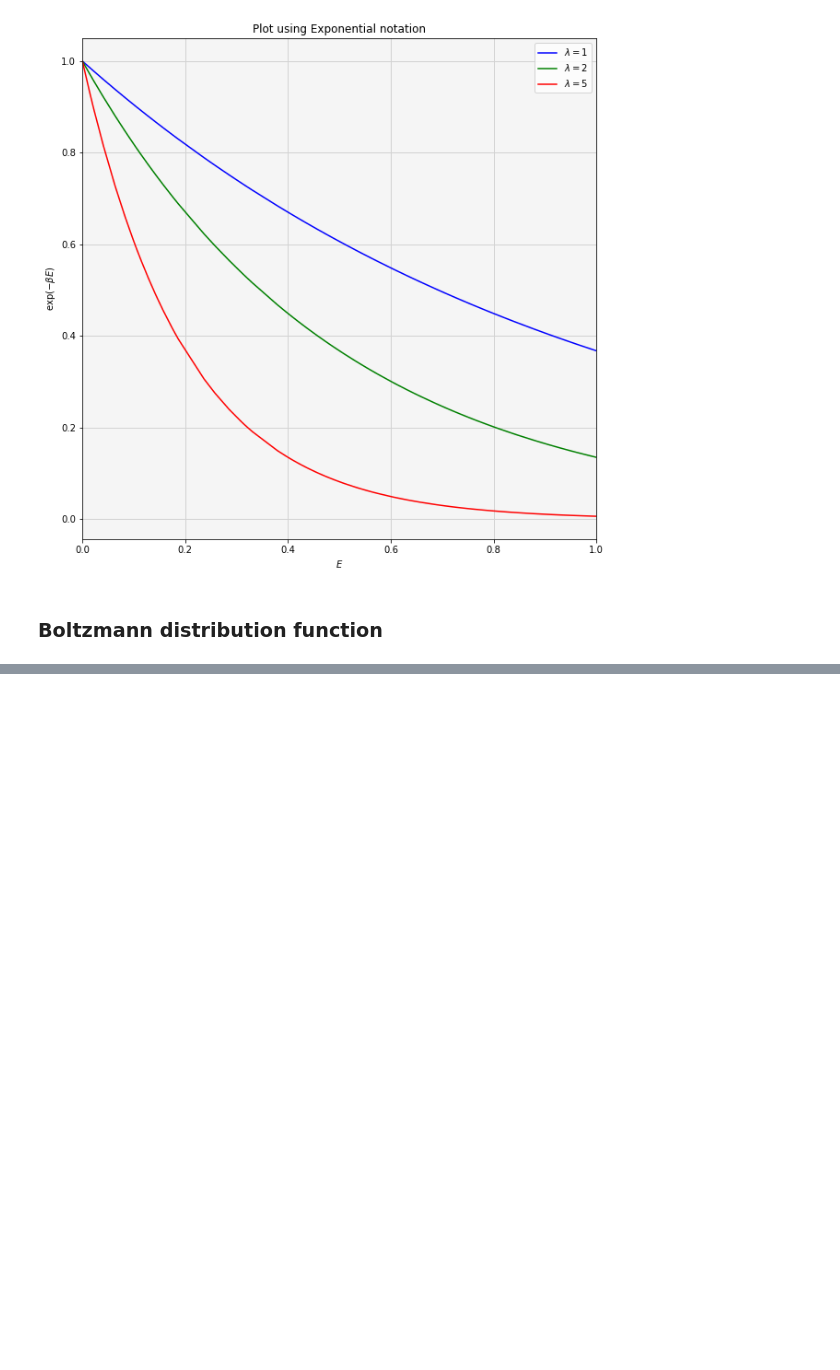
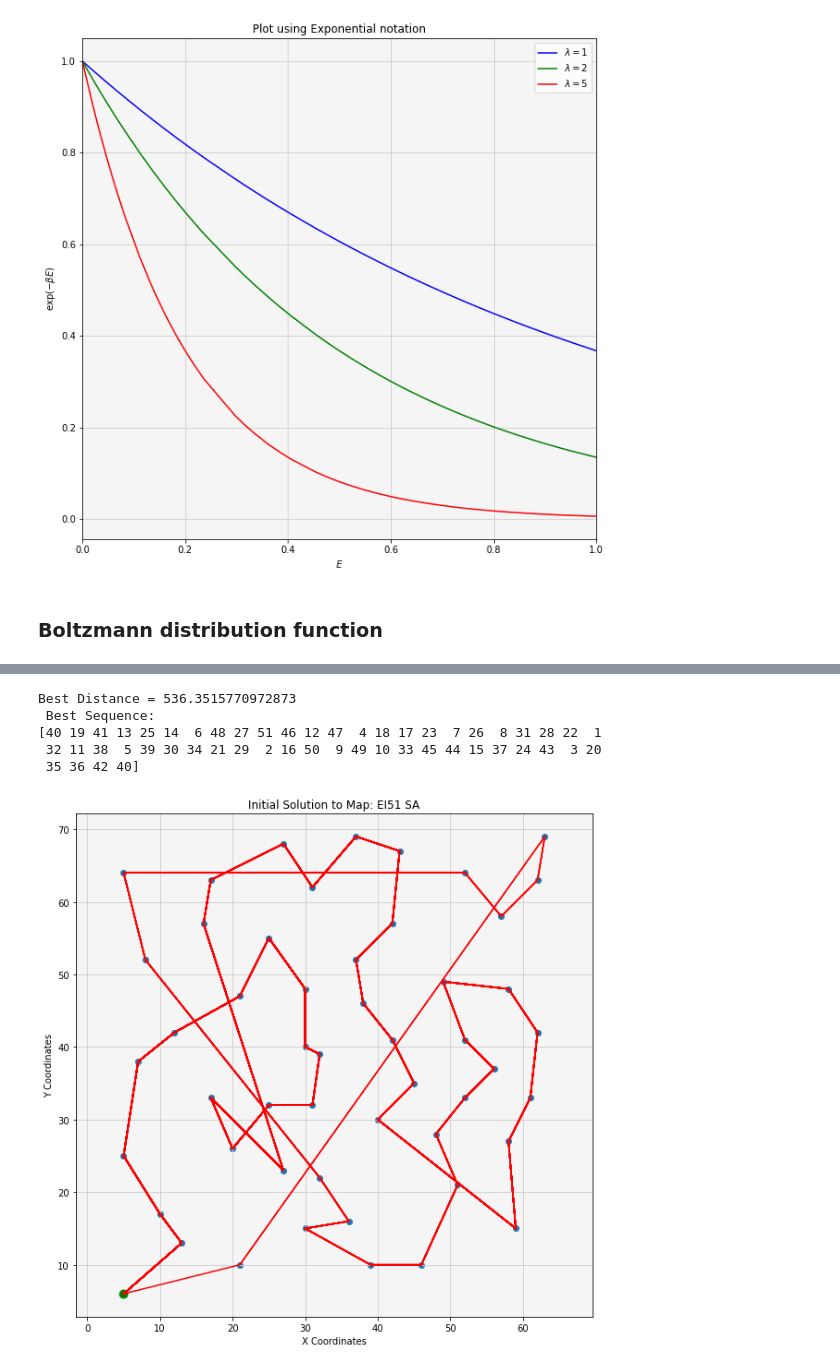
Before and after one commit to ithakis/Stochastic-Simulation-Assignment-3, a Jupyter notebook: Final.ipynb, the cells around one changed output, grey strips where cells are left out. Cells and saved outputs as stored; diff of their text form; code cells hidden in the pictures; blank space fills up the shorter version.

```diff
--- a/Final.ipynb
+++ b/Final.ipynb
@@ -636,0 +641,57 @@ plt.savefig("Boltzmann distribution function"); plt.show()
+# %%
+%matplotlib inline
+'''
+This implements the simulated annealing algorithm
+'''
+
+def simulatedAnnealing(map, startingSity=1):
+    # Step 0, Constants
+    ALPHA = 0.995
+    T = map.shape[0]    ;   stopingT = 1e-8
+    iteration = 0       ;   stopingI = 10**3
+    N = map.shape[0]
+    # Step 1, get initial (Best) sequence, either random or from RES or from file
+    _ , mDL, bestSequence = initSequence(map, startingCity=startingSity, exTime=1, printStats=False)    ;   bestDistance = mDL[-1] # current minimum distance
+
+    # Setp 2, initialize the (current Sequence) and (best Distance)
+    current_S = bestSequence   ;   cmd = bestDistance
+    while T >= stopingT and iteration < stopingI:
+        candidate = current_S
+
+        l = np.random.randint(2, high=(N - 1))
+        i = np.random.randint(0, high=(N - l))
+        candidate[i : (i + l)] = candidate[i : (i + l)][::-1]
+
+        cd = calculate_distance(map, candidate) # cd : Candidate's Distance
+        if cd < cmd:
+            """Does not enter"""
+            print(f" cd = {cd} : < : cmd = {cmd}") ; break
+
+            cmd, current_S = cd, candidate
+            if cd < bestDistance:
+                bestDistance, bestSequence = cd, candidate
+                print("Sucesss")
+        else:
+            if np.random.random(1)[0] < np.exp(-abs(cd - cmd) / T):
+                cmd, current_S = cd, candidate
+        """
+        Accept with probability 1 if candidate is better than current.
+        Accept with probabilty p_accept(..) if candidate is worse.
+        """
+        iteration += 1
+        T *= ALPHA
+        return bestDistance, bestSequence
+
+
+bestDistance, bestSequence = simulatedAnnealing(EI51, startingSity=40)
+print(f"Best Distance = {bestDistance}\n "
+      f"Best Sequence:")
+print(bestSequence)
+plot_journey(EI51, bestSequence, 'EI51 SA')
+# %% [output]
+Best Distance = 536.3515770972873
+ Best Sequence:
+[40 19 41 13 25 14  6 48 27 51 46 12 47  4 18 17 23  7 26  8 31 28 22  1
+ 32 11 38  5 39 30 34 21 29  2 16 50  9 49 10 33 45 44 15 37 24 43  3 20
+ 35 36 42 40]
+[figure, added]
```
Also changed, not shown: parts of 8 cells of this notebook.
